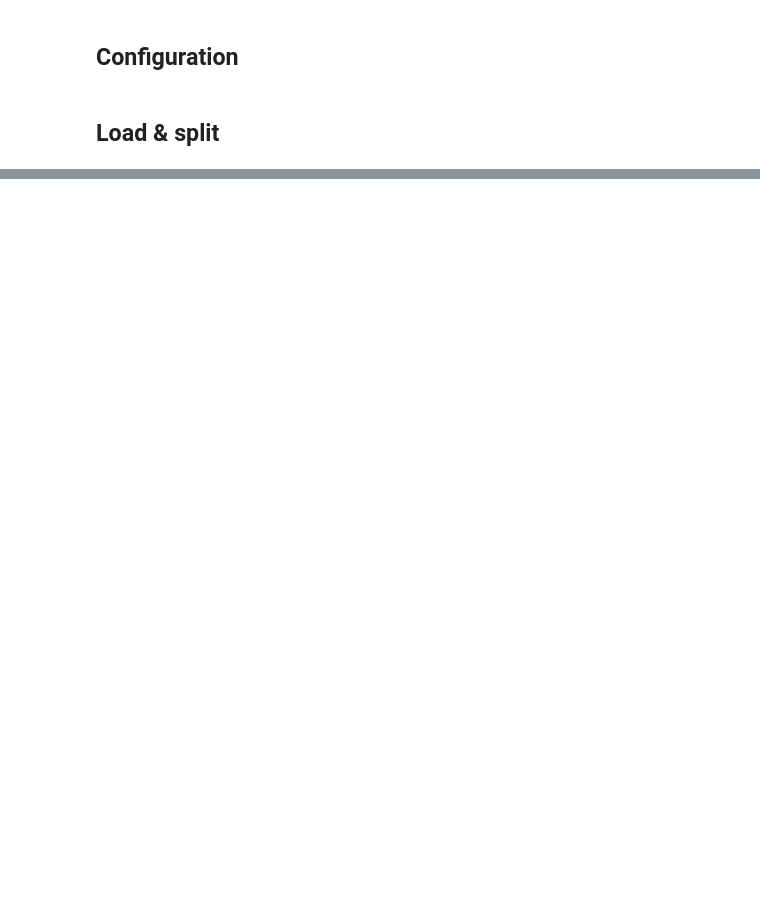
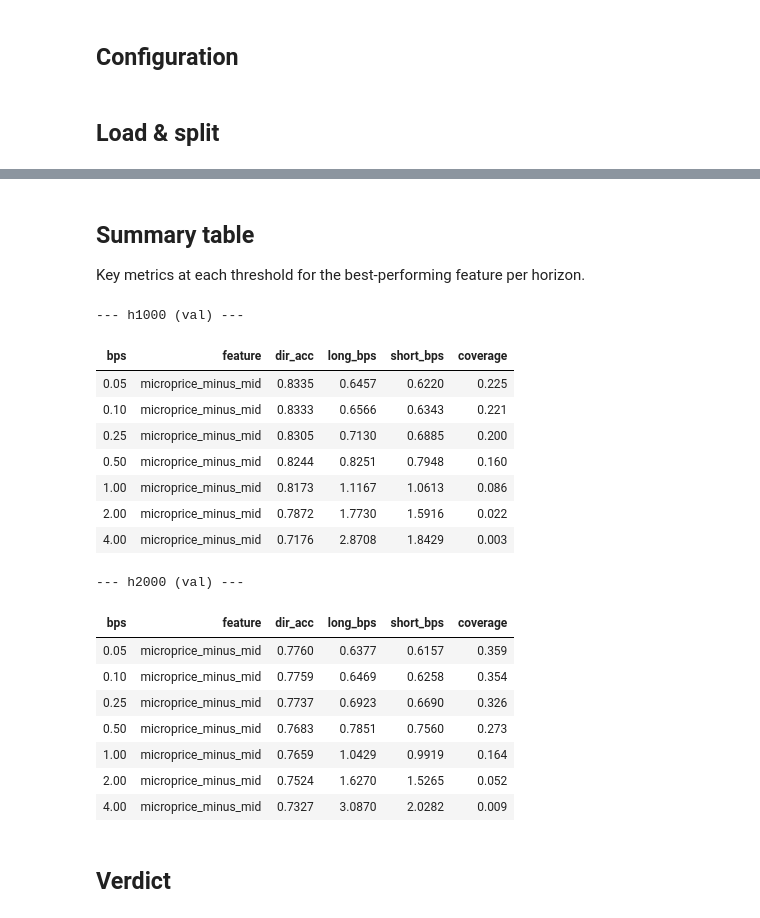
Before and after one commit to EfremtsevVsevolod/hft-research-env, a Jupyter notebook: notebooks/threshold_target_evaluation.ipynb, the cells around one changed output, grey strips where cells are left out. Drawn from its saved outputs; the diff is of its cells as text; code cells hidden in the pictures; blank space fills up the shorter version.

```diff
--- a/notebooks/threshold_target_evaluation.ipynb
+++ b/notebooks/threshold_target_evaluation.ipynb
@@ -51,17 +53,14 @@ def load_and_split(horizon_ms_key):
     h = int(meta["horizon_ms"])
     days = full_utc_days(df)
     need = TRAIN_DAYS + VAL_DAYS + TEST_DAYS
-    print(f"h={h}ms — full UTC days: {days}  (need {need})")
-    assert len(days) >= need
+    assert len(days) >= need, f"h={h}ms: need {need} full days, have {len(days)}"
     t = days[:TRAIN_DAYS]
     v = days[TRAIN_DAYS:TRAIN_DAYS + VAL_DAYS]
     s = days[TRAIN_DAYS + VAL_DAYS:TRAIN_DAYS + VAL_DAYS + TEST_DAYS]
     parts = split_by_utc_days(df, t, v, s, h)
     return parts, h
 
-
-# Load all horizons
-data = {}  # h_ms -> {"parts": ..., "h": ...}
+data = {}
 for h_ms in HORIZONS:
     parts, h = load_and_split(h_ms)
     data[h_ms] = {"parts": parts, "h": h}
@@ -313,0 +259,39 @@ Key observations:
+# %% [markdown]
+## Summary table
+
+Key metrics at each threshold for the best-performing feature per horizon.
+# %%
+# Compact summary table: best feature per horizon at each threshold
+for h_ms in data:
+    print(f"\n--- h{h_ms} (val) ---")
+    sub = eval_df[eval_df["horizon"] == h_ms].copy()
+    # Pick feature with higher dir_accuracy at each threshold
+    idx = sub.groupby("thr_bps")["dir_accuracy"].idxmax()
+    best = sub.loc[idx, ["thr_bps", "feature", "dir_accuracy", "long_edge_bps",
+                          "short_edge_bps", "coverage"]].reset_index(drop=True)
+    best.columns = ["bps", "feature", "dir_acc", "long_bps", "short_bps", "coverage"]
+    display(best.style.format({
+        "bps": "{:.2f}", "dir_acc": "{:.4f}",
+        "long_bps": "{:.4f}", "short_bps": "{:.4f}", "coverage": "{:.3f}",
+    }).hide(axis="index"))
+# %% [output]
+--- h1000 (val) ---
+| bps | feature | dir_acc | long_bps | short_bps | coverage |
+| 0.05 | microprice_minus_mid | 0.8335 | 0.6457 | 0.6220 | 0.225 |
+| 0.10 | microprice_minus_mid | 0.8333 | 0.6566 | 0.6343 | 0.221 |
+| 0.25 | microprice_minus_mid | 0.8305 | 0.7130 | 0.6885 | 0.200 |
+| 0.50 | microprice_minus_mid | 0.8244 | 0.8251 | 0.7948 | 0.160 |
+| 1.00 | microprice_minus_mid | 0.8173 | 1.1167 | 1.0613 | 0.086 |
+| 2.00 | microprice_minus_mid | 0.7872 | 1.7730 | 1.5916 | 0.022 |
+| 4.00 | microprice_minus_mid | 0.7176 | 2.8708 | 1.8429 | 0.003 |
+--- h2000 (val) ---
+| bps | feature | dir_acc | long_bps | short_bps | coverage |
+| 0.05 | microprice_minus_mid | 0.7760 | 0.6377 | 0.6157 | 0.359 |
+| 0.10 | microprice_minus_mid | 0.7759 | 0.6469 | 0.6258 | 0.354 |
+| 0.25 | microprice_minus_mid | 0.7737 | 0.6923 | 0.6690 | 0.326 |
+| 0.50 | microprice_minus_mid | 0.7683 | 0.7851 | 0.7560 | 0.273 |
+| 1.00 | microprice_minus_mid | 0.7659 | 1.0429 | 0.9919 | 0.164 |
+| 2.00 | microprice_minus_mid | 0.7524 | 1.6270 | 1.5265 | 0.052 |
+| 4.00 | microprice_minus_mid | 0.7327 | 3.0870 | 2.0282 | 0.009 |
+# %% [markdown]
+## Verdict
```
Also changed, not shown: parts of 24 cells of this notebook.
